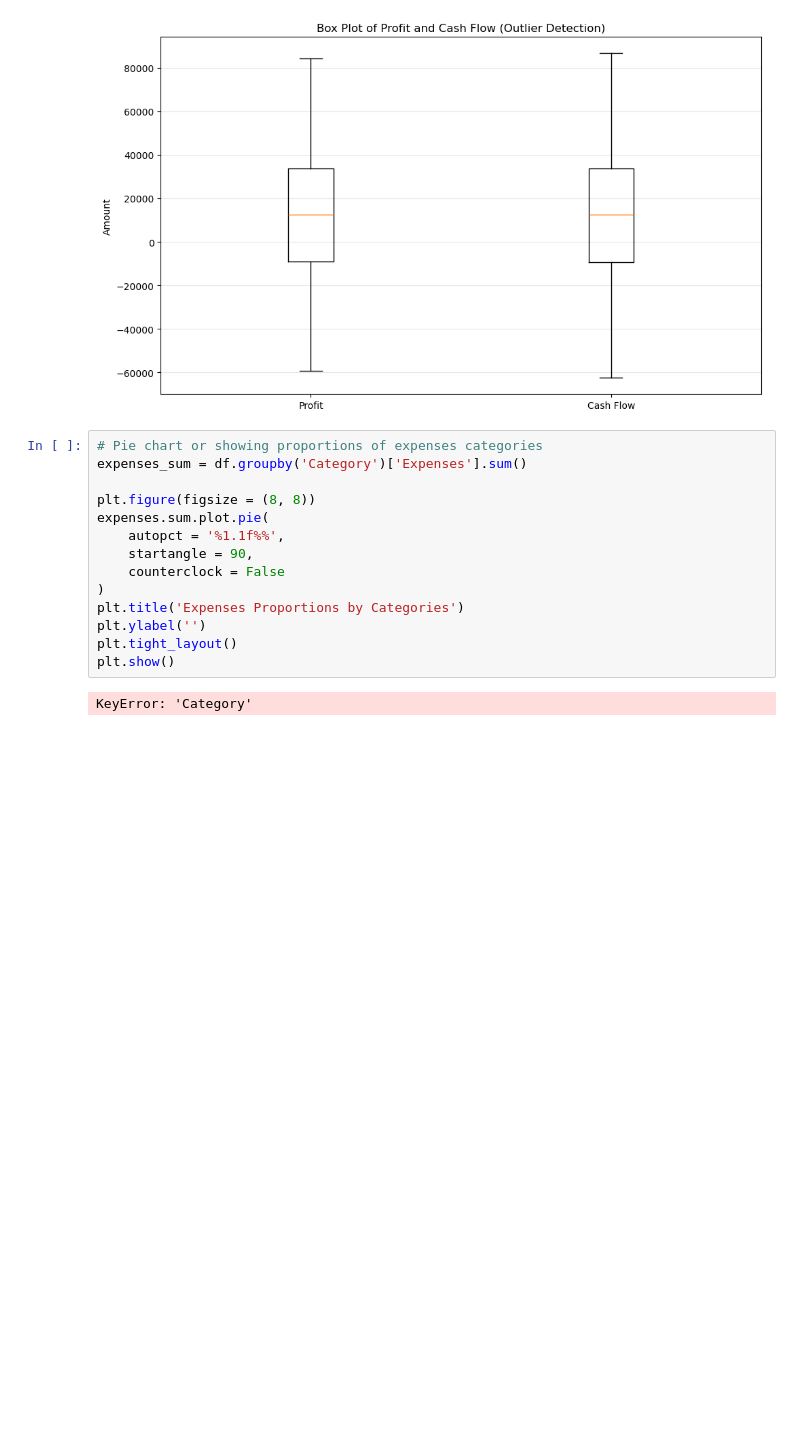
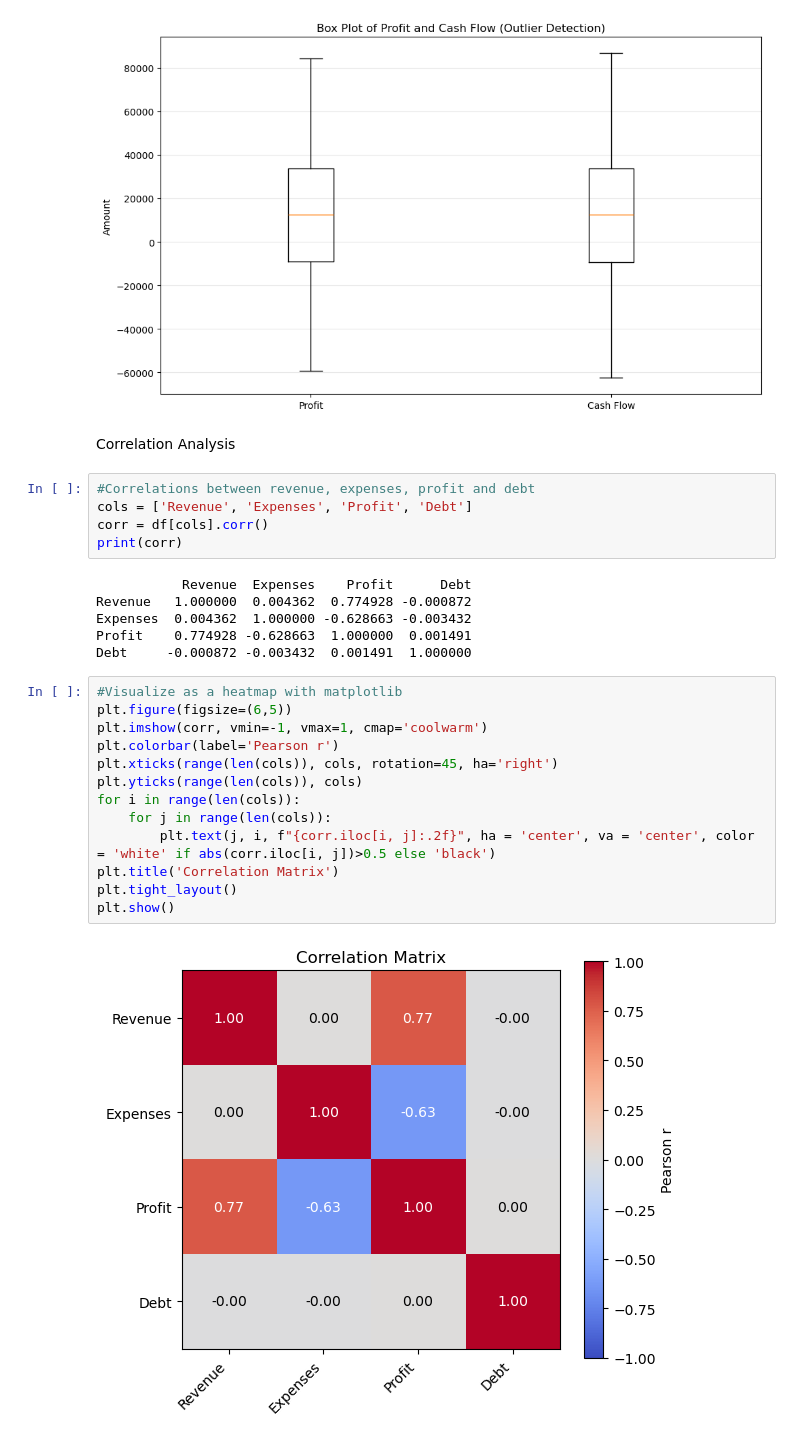
Before and after one commit to thepkcodes/Financial-Health-Analysis-for-a-Company, a Jupyter notebook: Python_Code.ipynb, the cells around one changed output. Saved outputs shown, nothing was run; the diff lists cells and outputs as text; blank space fills up the shorter version.

Commit message:
Correlation Matrix

```diff
--- a/Python_Code.ipynb
+++ b/Python_Code.ipynb
@@ -142,19 +142,31 @@ plt.tight_layout()
 plt.show()
 # %% [output]
 [figure]
-# %%
-# Pie chart or showing proportions of expenses categories
-expenses_sum = df.groupby('Category')['Expenses'].sum()
-
-plt.figure(figsize = (8, 8))
-expenses.sum.plot.pie(
-    autopct = '%1.1f%%',
-    startangle = 90,
-    counterclock = False
-)
-plt.title('Expenses Proportions by Categories')
-plt.ylabel('')
-plt.tight_layout()
-plt.show()
-# %% [output]
-KeyError: 'Category'
+# %% [markdown]
+Correlation Analysis
+# %%
+#Correlations between revenue, expenses, profit and debt
+cols = ['Revenue', 'Expenses', 'Profit', 'Debt']
+corr = df[cols].corr()
+print(corr)
+# %% [output]
+           Revenue  Expenses    Profit      Debt
+Revenue   1.000000  0.004362  0.774928 -0.000872
+Expenses  0.004362  1.000000 -0.628663 -0.003432
+Profit    0.774928 -0.628663  1.000000  0.001491
+Debt     -0.000872 -0.003432  0.001491  1.000000
+# %%
+#Visualize as a heatmap with matplotlib
+plt.figure(figsize=(6,5))
+plt.imshow(corr, vmin=-1, vmax=1, cmap='coolwarm')
+plt.colorbar(label='Pearson r')
+plt.xticks(range(len(cols)), cols, rotation=45, ha='right')
+plt.yticks(range(len(cols)), cols)
+for i in range(len(cols)):
+    for j in range(len(cols)):
+        plt.text(j, i, f"{corr.iloc[i, j]:.2f}", ha = 'center', va = 'center', color = 'white' if abs(corr.iloc[i, j])>0.5 else 'black')
+plt.title('Correlation Matrix')
+plt.tight_layout()
+plt.show()
+# %% [output]
+[figure, added]
```
